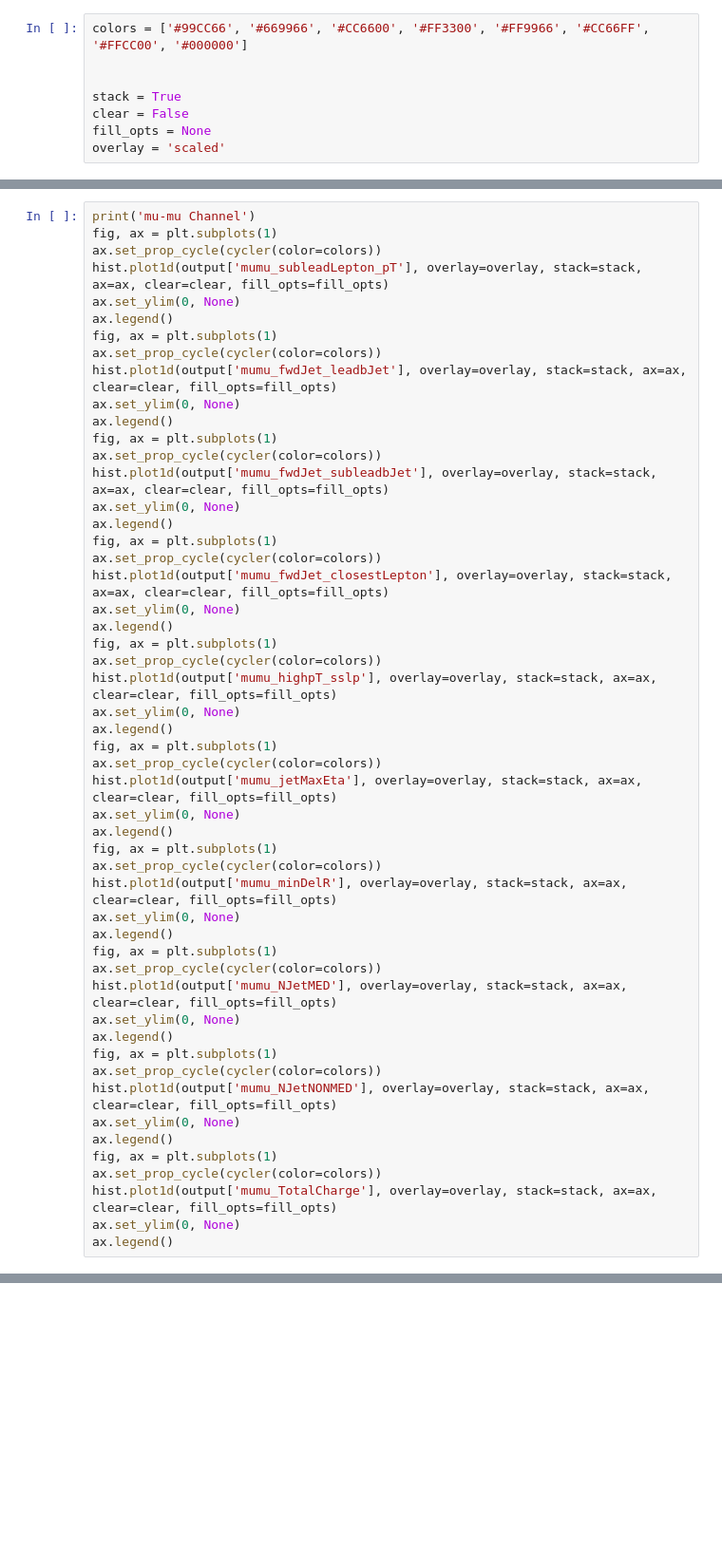
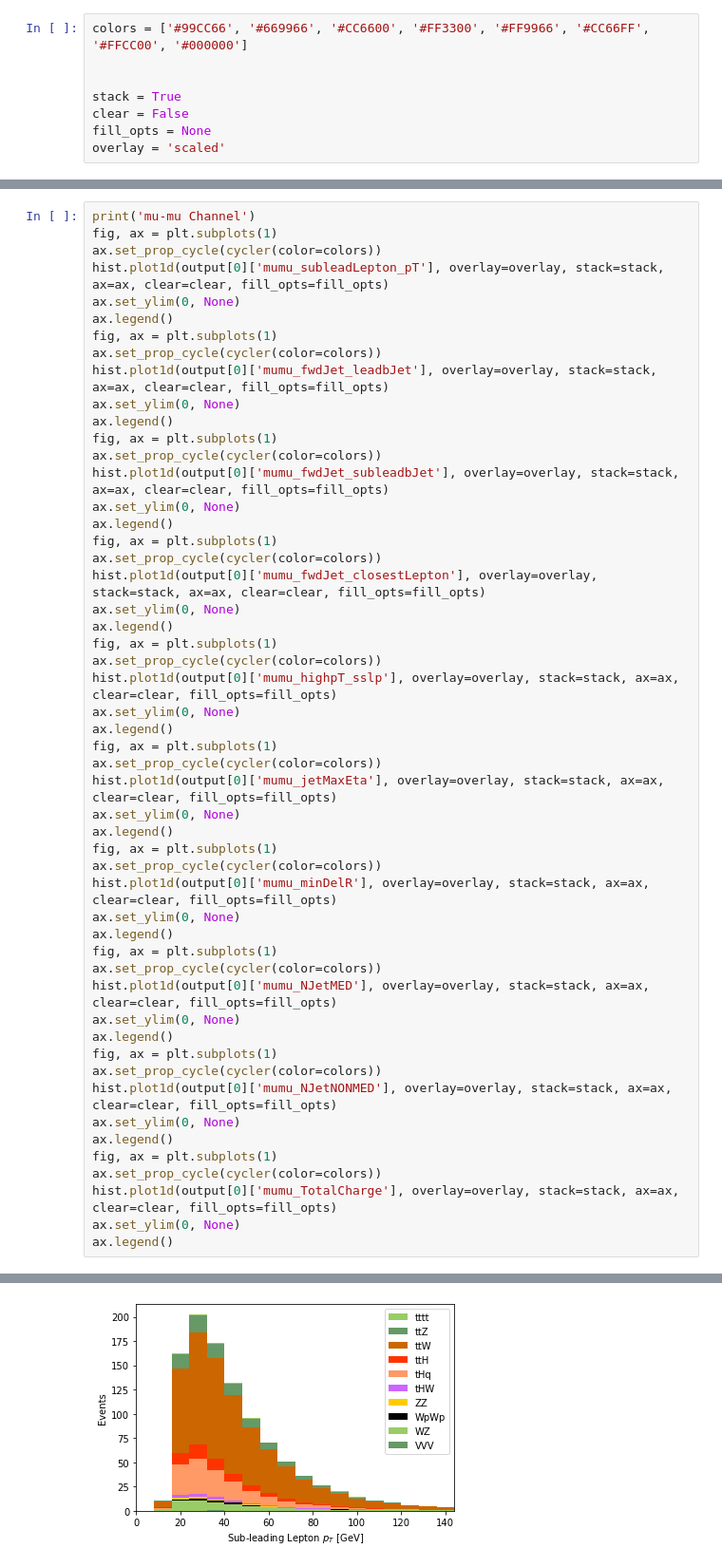
Before and after one commit to CoffeaTeam/coffea-casa-tutorials, a Jupyter notebook: analyses/thq/benchmarking/analysis-casa-benchmarking.ipynb, the cells around one changed output, grey strips where cells are left out. Shown: that part at 95% size. Saved outputs shown, nothing was run; the diff lists cells and outputs as text; blank space fills up the shorter version.

```diff
--- a/analyses/thq/benchmarking/analysis-casa-benchmarking.ipynb
+++ b/analyses/thq/benchmarking/analysis-casa-benchmarking.ipynb
@@ -828,51 +932,52 @@ ax.legend()
 print('mu-mu Channel')
 fig, ax = plt.subplots(1)
 ax.set_prop_cycle(cycler(color=colors))
-hist.plot1d(output['mumu_subleadLepton_pT'], overlay=overlay, stack=stack, ax=ax, clear=clear, fill_opts=fill_opts)
+hist.plot1d(output[0]['mumu_subleadLepton_pT'], overlay=overlay, stack=stack, ax=ax, clear=clear, fill_opts=fill_opts)
 ax.set_ylim(0, None)
 ax.legend()
 fig, ax = plt.subplots(1)
 ax.set_prop_cycle(cycler(color=colors))
-hist.plot1d(output['mumu_fwdJet_leadbJet'], overlay=overlay, stack=stack, ax=ax, clear=clear, fill_opts=fill_opts)
+hist.plot1d(output[0]['mumu_fwdJet_leadbJet'], overlay=overlay, stack=stack, ax=ax, clear=clear, fill_opts=fill_opts)
 ax.set_ylim(0, None)
 ax.legend()
 fig, ax = plt.subplots(1)
 ax.set_prop_cycle(cycler(color=colors))
-hist.plot1d(output['mumu_fwdJet_subleadbJet'], overlay=overlay, stack=stack, ax=ax, clear=clear, fill_opts=fill_opts)
+hist.plot1d(output[0]['mumu_fwdJet_subleadbJet'], overlay=overlay, stack=stack, ax=ax, clear=clear, fill_opts=fill_opts)
 ax.set_ylim(0, None)
 ax.legend()
 fig, ax = plt.subplots(1)
 ax.set_prop_cycle(cycler(color=colors))
-hist.plot1d(output['mumu_fwdJet_closestLepton'], overlay=overlay, stack=stack, ax=ax, clear=clear, fill_opts=fill_opts)
+hist.plot1d(output[0]['mumu_fwdJet_closestLepton'], overlay=overlay, stack=stack, ax=ax, clear=clear, fill_opts=fill_opts)
 ax.set_ylim(0, None)
 ax.legend()
 fig, ax = plt.subplots(1)
 ax.set_prop_cycle(cycler(color=colors))
-hist.plot1d(output['mumu_highpT_sslp'], overlay=overlay, stack=stack, ax=ax, clear=clear, fill_opts=fill_opts)
+hist.plot1d(output[0]['mumu_highpT_sslp'], overlay=overlay, stack=stack, ax=ax, clear=clear, fill_opts=fill_opts)
 ax.set_ylim(0, None)
 ax.legend()
 fig, ax = plt.subplots(1)
 ax.set_prop_cycle(cycler(color=colors))
-hist.plot1d(output['mumu_jetMaxEta'], overlay=overlay, stack=stack, ax=ax, clear=clear, fill_opts=fill_opts)
+hist.plot1d(output[0]['mumu_jetMaxEta'], overlay=overlay, stack=stack, ax=ax, clear=clear, fill_opts=fill_opts)
 ax.set_ylim(0, None)
 ax.legend()
 fig, ax = plt.subplots(1)
 ax.set_prop_cycle(cycler(color=colors))
-hist.plot1d(output['mumu_minDelR'], overlay=overlay, stack=stack, ax=ax, clear=clear, fill_opts=fill_opts)
+hist.plot1d(output[0]['mumu_minDelR'], overlay=overlay, stack=stack, ax=ax, clear=clear, fill_opts=fill_opts)
 ax.set_ylim(0, None)
 ax.legend()
 fig, ax = plt.subplots(1)
 ax.set_prop_cycle(cycler(color=colors))
-hist.plot1d(output['mumu_NJetMED'], overlay=overlay, stack=stack, ax=ax, clear=clear, fill_opts=fill_opts)
+hist.plot1d(output[0]['mumu_NJetMED'], overlay=overlay, stack=stack, ax=ax, clear=clear, fill_opts=fill_opts)
 ax.set_ylim(0, None)
 ax.legend()
 fig, ax = plt.subplots(1)
 ax.set_prop_cycle(cycler(color=colors))
-hist.plot1d(output['mumu_NJetNONMED'], overlay=overlay, stack=stack, ax=ax, clear=clear, fill_opts=fill_opts)
+hist.plot1d(output[0]['mumu_NJetNONMED'], overlay=overlay, stack=stack, ax=ax, clear=clear, fill_opts=fill_opts)
 ax.set_ylim(0, None)
 ax.legend()
 fig, ax = plt.subplots(1)
 ax.set_prop_cycle(cycler(color=colors))
-hist.plot1d(output['mumu_TotalCharge'], overlay=overlay, stack=stack, ax=ax, clear=clear, fill_opts=fill_opts)
+hist.plot1d(output[0]['mumu_TotalCharge'], overlay=overlay, stack=stack, ax=ax, clear=clear, fill_opts=fill_opts)
 ax.set_ylim(0, None)
 ax.legend()
+# %% [output]
@@ -878,0 +986 @@ ax.legend()
+[figure, added]
```
Also changed, not shown: parts of 11 cells of this notebook.
